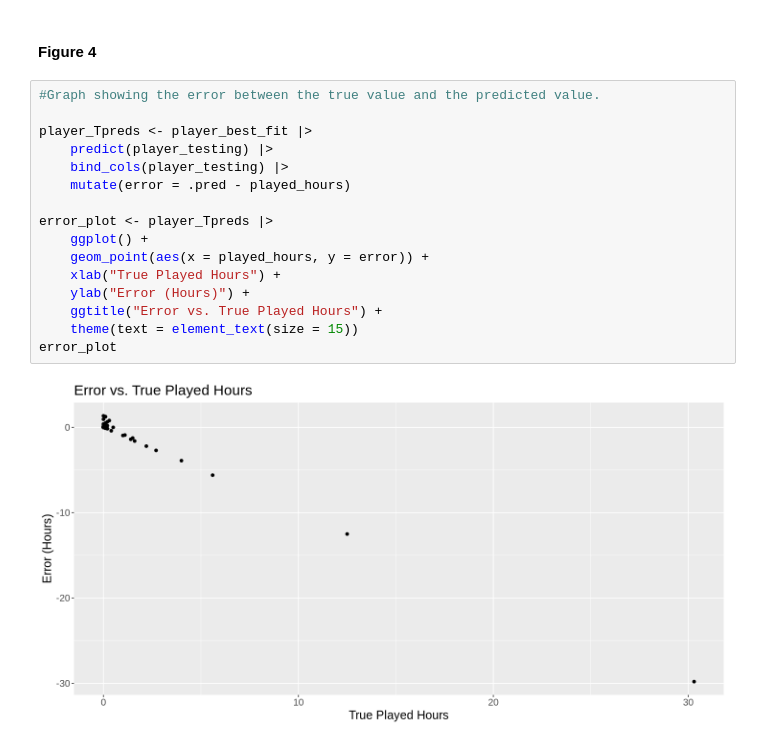
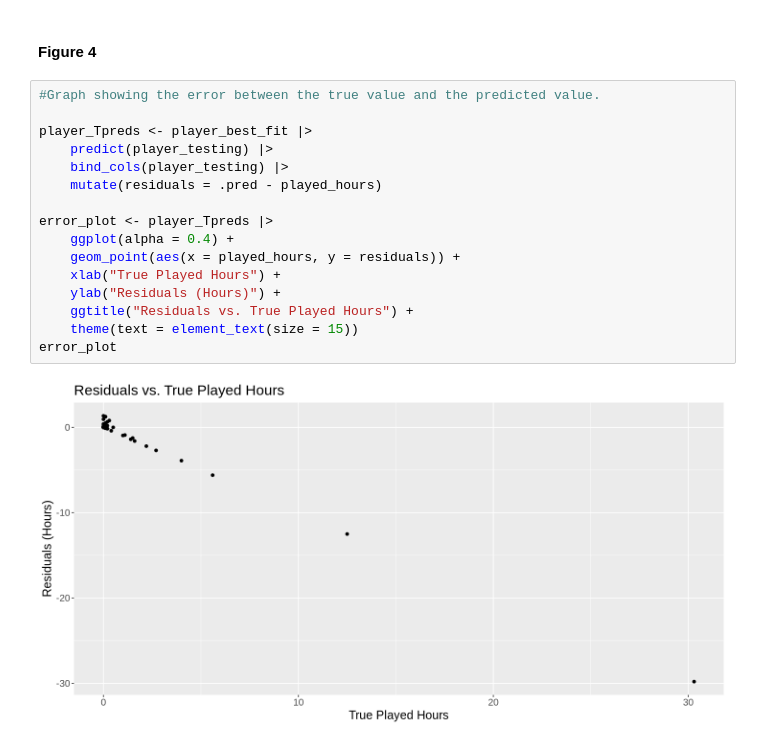
Before and after one commit to userjan30/dsci-100-2024w1-project009-4, a Jupyter notebook: project notebook.ipynb, the cells around one changed output. Cells and saved outputs as stored; diff of their text form.

```diff
--- a/project notebook.ipynb
+++ b/project notebook.ipynb
@@ -242,18 +244,18 @@ player_boxplot
 # %%
 #Graph showing the error between the true value and the predicted value.
 
 player_Tpreds <- player_best_fit |>
     predict(player_testing) |>
     bind_cols(player_testing) |>
-    mutate(error = .pred - played_hours)
+    mutate(residuals = .pred - played_hours)
 
 error_plot <- player_Tpreds |>
-    ggplot() +
-    geom_point(aes(x = played_hours, y = error)) +
+    ggplot(alpha = 0.4) +
+    geom_point(aes(x = played_hours, y = residuals)) +
     xlab("True Played Hours") +
-    ylab("Error (Hours)") +
-    ggtitle("Error vs. True Played Hours") +
+    ylab("Residuals (Hours)") +
+    ggtitle("Residuals vs. True Played Hours") +
     theme(text = element_text(size = 15))
 error_plot
 # %% [output]
-[figure, old version]
+[figure, new version]
```
Also changed, not shown: parts of 1 cell of this notebook.
